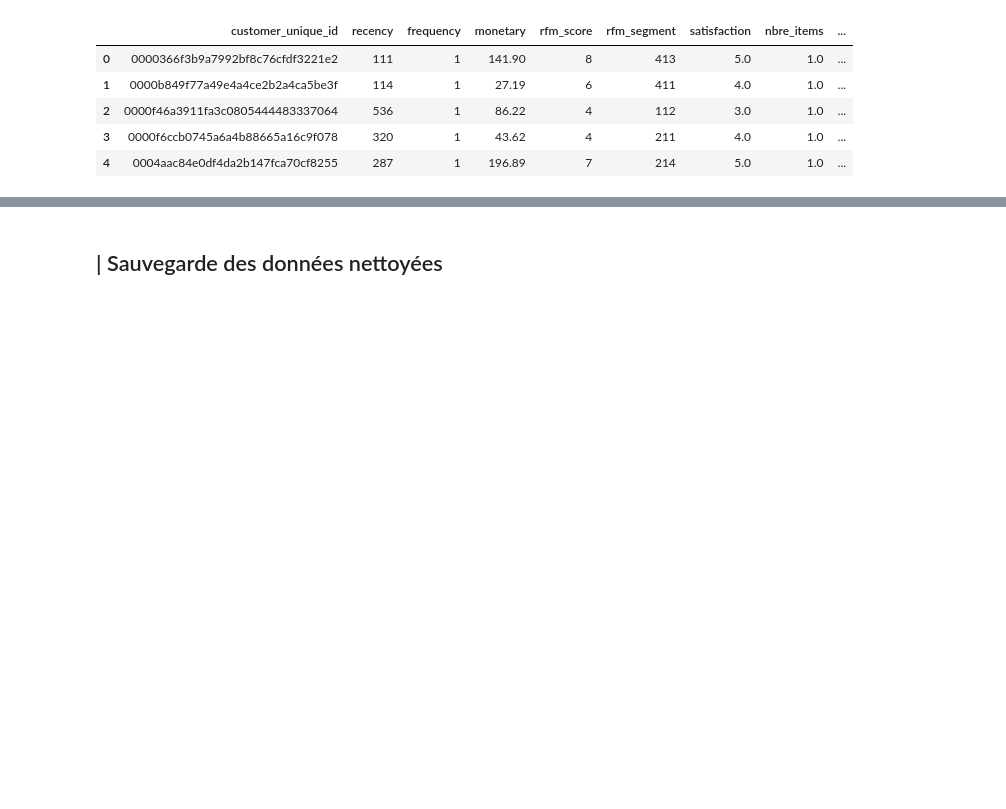
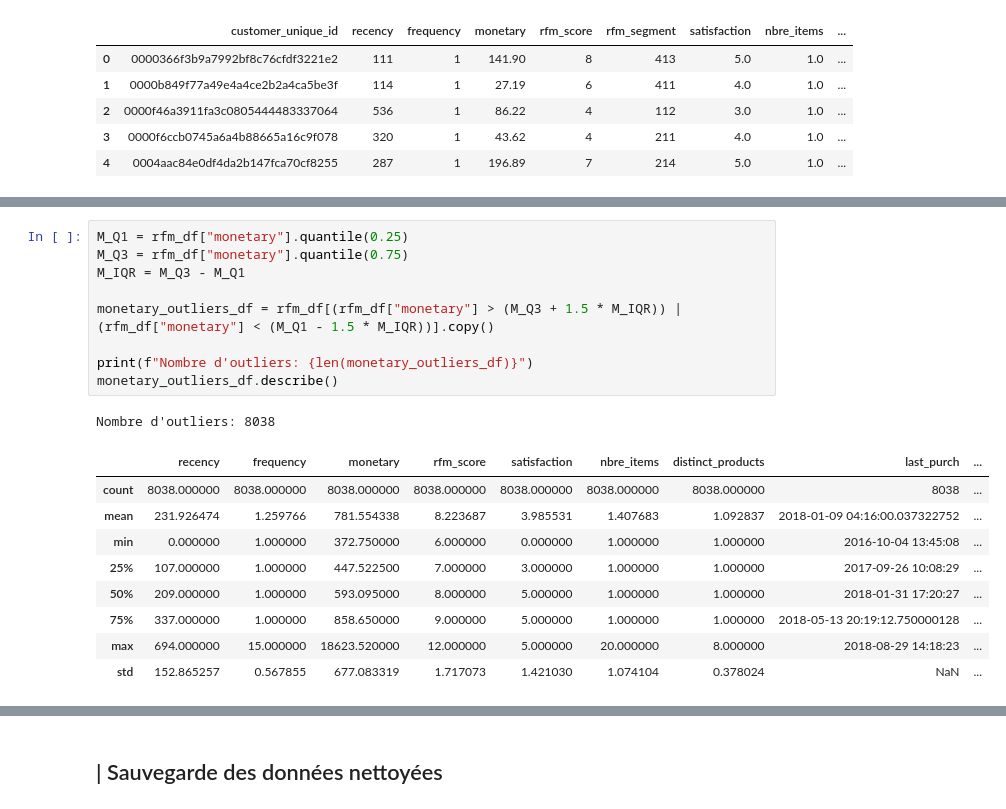
Before and after one commit to amadousysada/ecommerce-customer-segmentation, a Jupyter notebook: main.ipynb, the cells around one changed output, grey strips where cells are left out. Cells and saved outputs as stored; diff of their text form; blank space fills up the shorter version.

```diff
--- a/main.ipynb
+++ b/main.ipynb
@@ -615,0 +630,20 @@ rfm_df.head()
+# %%
+M_Q1 = rfm_df["monetary"].quantile(0.25)
+M_Q3 = rfm_df["monetary"].quantile(0.75)
+M_IQR = M_Q3 - M_Q1
+
+monetary_outliers_df = rfm_df[(rfm_df["monetary"] > (M_Q3 + 1.5 * M_IQR)) | (rfm_df["monetary"] < (M_Q1 - 1.5 * M_IQR))].copy()
+
+print(f"Nombre d'outliers: {len(monetary_outliers_df)}")
+monetary_outliers_df.describe()
+# %% [output]
+Nombre d'outliers: 8038
+|  | recency | frequency | monetary | rfm_score | satisfaction | nbre_items | distinct_products | last_purch | ... |
+| count | 8038.000000 | 8038.000000 | 8038.000000 | 8038.000000 | 8038.000000 | 8038.000000 | 8038.000000 | 8038 | ... |
+| mean | 231.926474 | 1.259766 | 781.554338 | 8.223687 | 3.985531 | 1.407683 | 1.092837 | 2018-01-09 04:16:00.037322752 | ... |
+| min | 0.000000 | 1.000000 | 372.750000 | 6.000000 | 0.000000 | 1.000000 | 1.000000 | 2016-10-04 13:45:08 | ... |
+| 25% | 107.000000 | 1.000000 | 447.522500 | 7.000000 | 3.000000 | 1.000000 | 1.000000 | 2017-09-26 10:08:29 | ... |
+| 50% | 209.000000 | 1.000000 | 593.095000 | 8.000000 | 5.000000 | 1.000000 | 1.000000 | 2018-01-31 17:20:27 | ... |
+| 75% | 337.000000 | 1.000000 | 858.650000 | 9.000000 | 5.000000 | 1.000000 | 1.000000 | 2018-05-13 20:19:12.750000128 | ... |
+| max | 694.000000 | 15.000000 | 18623.520000 | 12.000000 | 5.000000 | 20.000000 | 8.000000 | 2018-08-29 14:18:23 | ... |
+| std | 152.865257 | 0.567855 | 677.083319 | 1.717073 | 1.421030 | 1.074104 | 0.378024 | NaN | ... |
```
Also changed, not shown: parts of 7 cells of this notebook.
